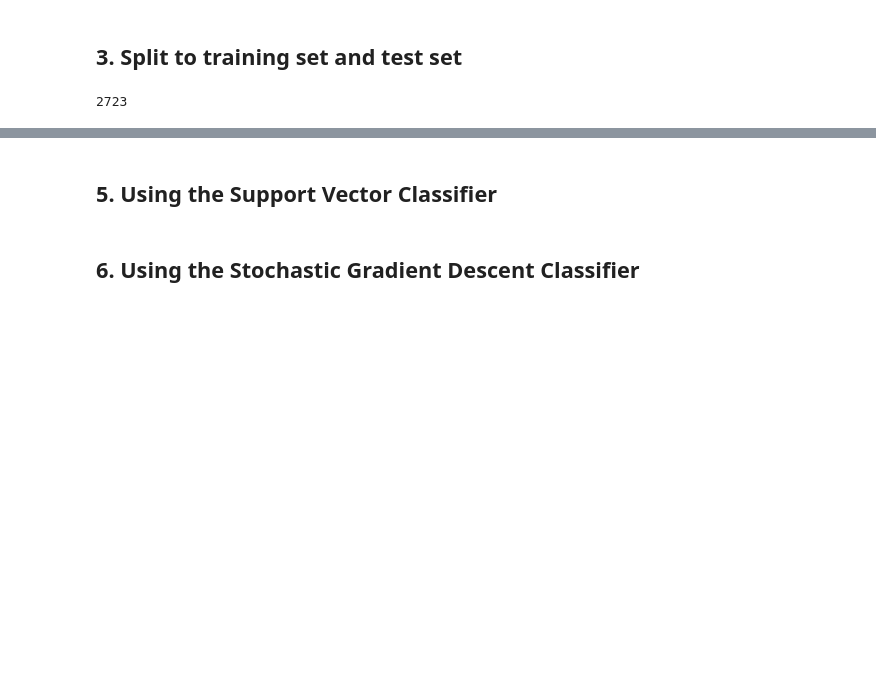
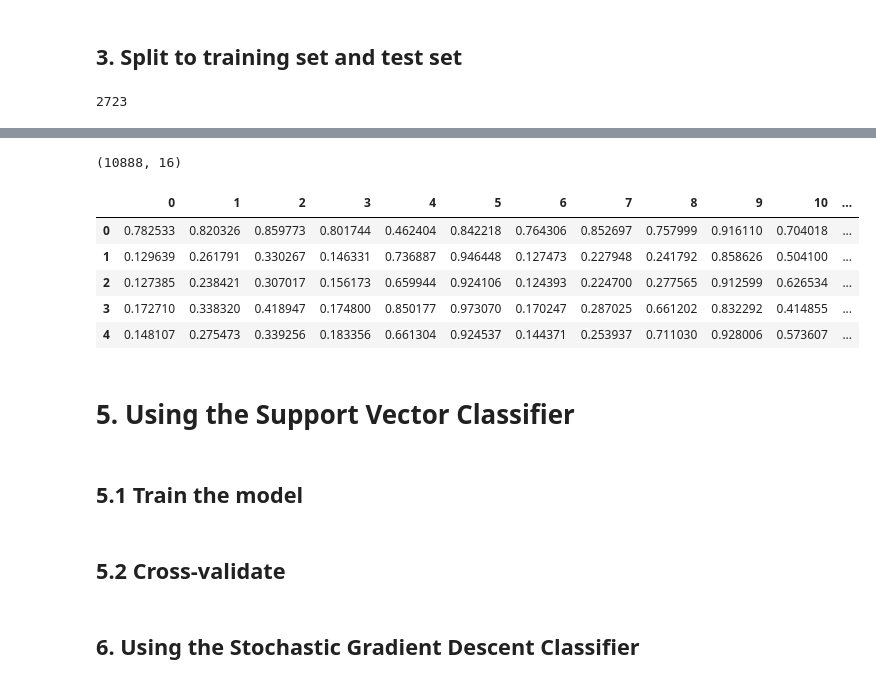
Before and after one commit to chitrams/cits5508-projects, a Jupyter notebook: lab02/lab02.ipynb, the cells around one changed output, grey strips where cells are left out. Cells and saved outputs as stored; diff of their text form; code cells hidden in the pictures; blank space fills up the shorter version.

```diff
--- a/lab02/lab02.ipynb
+++ b/lab02/lab02.ipynb
@@ -170,0 +180,4 @@ train_set["Class"].value_counts().plot(kind='bar')
+# %%
+# Use only the training set
+df = train_set
+train_set.head()
@@ -170,0 +197,3 @@ train_set["Class"].value_counts().plot(kind='bar')
+# %%
+# Select numeric variables only
+df_num = df.select_dtypes(include=[np.number])
@@ -170,0 +243,7 @@ train_set["Class"].value_counts().plot(kind='bar')
+# %%
+from sklearn.preprocessing import MinMaxScaler
+
+minmax = MinMaxScaler()
+
+df_num_tr = minmax.fit_transform(df_num)
+df_num_tr
@@ -171,2 +264,18 @@ train_set["Class"].value_counts().plot(kind='bar')
+# %%
+df_num_tr.shape
+# %% [output]
+(10888, 16)
+# %%
+pdf_num_tr = pd.DataFrame(df_num_tr)
+pdf_num_tr.head()
+# %% [output]
+|  | 0 | 1 | 2 | 3 | 4 | 5 | 6 | 7 | 8 | 9 | 10 | ... |
+| 0 | 0.782533 | 0.820326 | 0.859773 | 0.801744 | 0.462404 | 0.842218 | 0.764306 | 0.852697 | 0.757999 | 0.916110 | 0.704018 | ... |
+| 1 | 0.129639 | 0.261791 | 0.330267 | 0.146331 | 0.736887 | 0.946448 | 0.127473 | 0.227948 | 0.241792 | 0.858626 | 0.504100 | ... |
+| 2 | 0.127385 | 0.238421 | 0.307017 | 0.156173 | 0.659944 | 0.924106 | 0.124393 | 0.224700 | 0.277565 | 0.912599 | 0.626534 | ... |
+| 3 | 0.172710 | 0.338320 | 0.418947 | 0.174800 | 0.850177 | 0.973070 | 0.170247 | 0.287025 | 0.661202 | 0.832292 | 0.414855 | ... |
+| 4 | 0.148107 | 0.275473 | 0.339256 | 0.183356 | 0.661304 | 0.924537 | 0.144371 | 0.253937 | 0.711030 | 0.928006 | 0.573607 | ... |
 # %% [markdown]
-## 5. Using the Support Vector Classifier
+# 5. Using the Support Vector Classifier
+# %% [markdown]
+## 5.1 Train the model
@@ -173,2 +284,4 @@ train_set["Class"].value_counts().plot(kind='bar')
+# %% [markdown]
+## 5.2 Cross-validate
 # %% [markdown]
 ## 6. Using the Stochastic Gradient Descent Classifier
```
Also changed, not shown: parts of 25 cells of this notebook.
